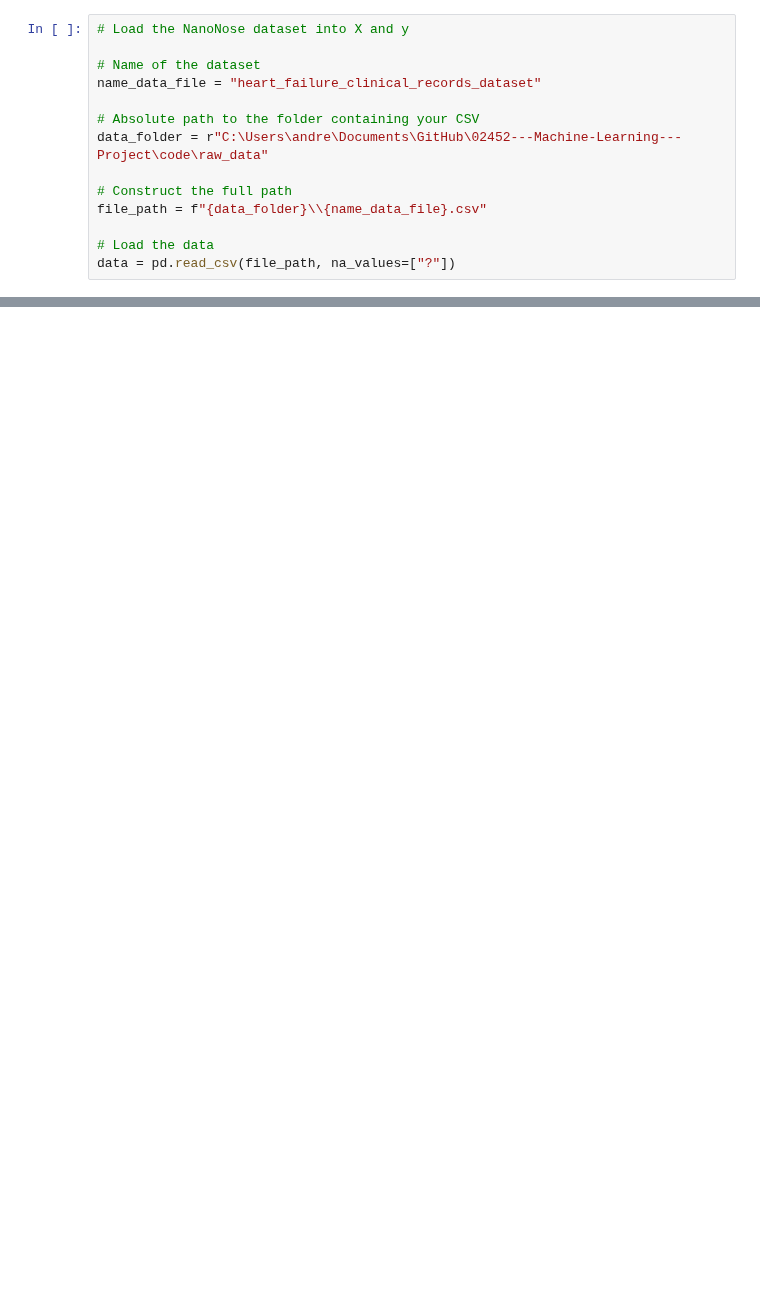
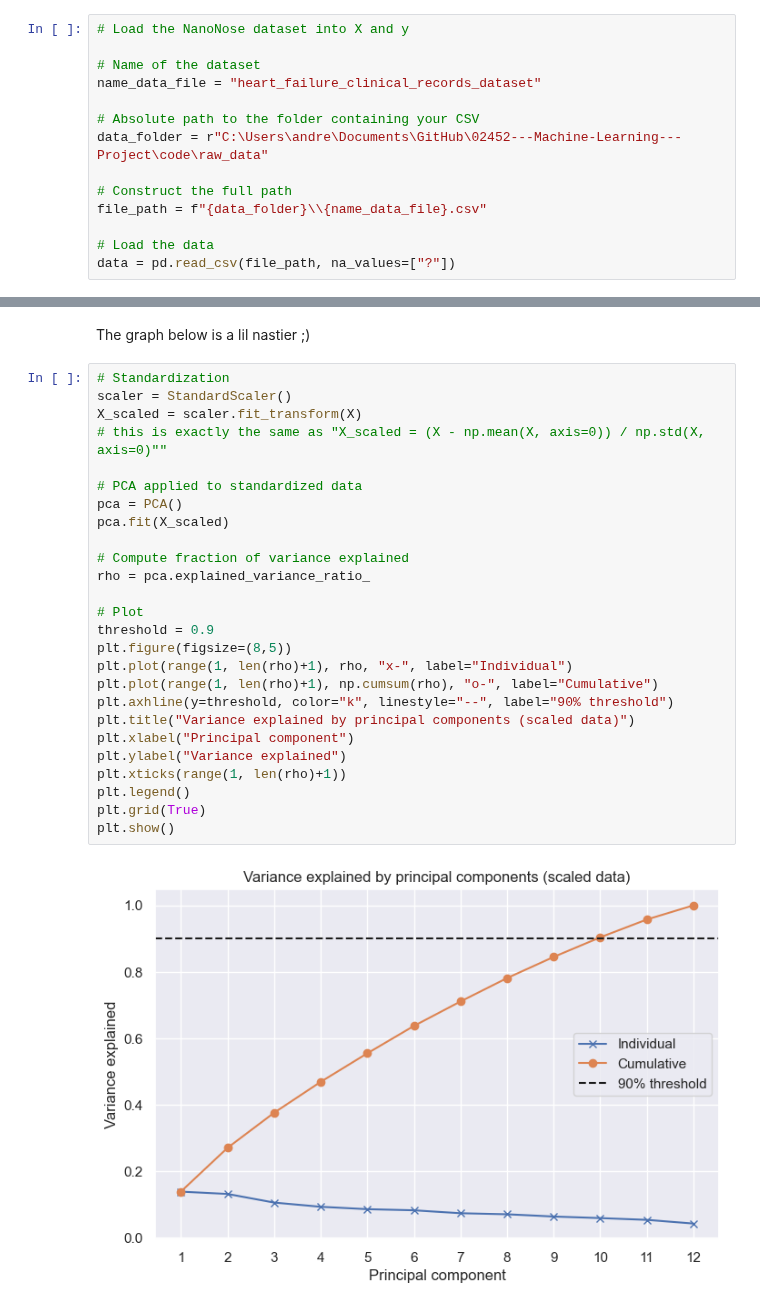
Before and after one commit to andregodinhodtu/02452---Machine-Learning---Project, a Jupyter notebook: code/notebooks/Section_3.ipynb, the cells around one changed output, grey strips where cells are left out. Cells and saved outputs as stored; diff of their text form; blank space fills up the shorter version.

```diff
--- a/code/notebooks/Section_3.ipynb
+++ b/code/notebooks/Section_3.ipynb
@@ -42,0 +73,30 @@ y shape: (299,)
+# %% [markdown]
+The graph below is a lil nastier ;)
+# %%
+# Standardization
+scaler = StandardScaler()
+X_scaled = scaler.fit_transform(X)
+# this is exactly the same as "X_scaled = (X - np.mean(X, axis=0)) / np.std(X, axis=0)""
+
+# PCA applied to standardized data
+pca = PCA()
+pca.fit(X_scaled)
+
+# Compute fraction of variance explained
+rho = pca.explained_variance_ratio_
+
+# Plot
+threshold = 0.9
+plt.figure(figsize=(8,5))
+plt.plot(range(1, len(rho)+1), rho, "x-", label="Individual")
+plt.plot(range(1, len(rho)+1), np.cumsum(rho), "o-", label="Cumulative")
+plt.axhline(y=threshold, color="k", linestyle="--", label="90% threshold")
+plt.title("Variance explained by principal components (scaled data)")
+plt.xlabel("Principal component")
+plt.ylabel("Variance explained")
+plt.xticks(range(1, len(rho)+1))
+plt.legend()
+plt.grid(True)
+plt.show()
+# %% [output]
+[figure, added]
```
Also changed, not shown: parts of 7 cells of this notebook.
